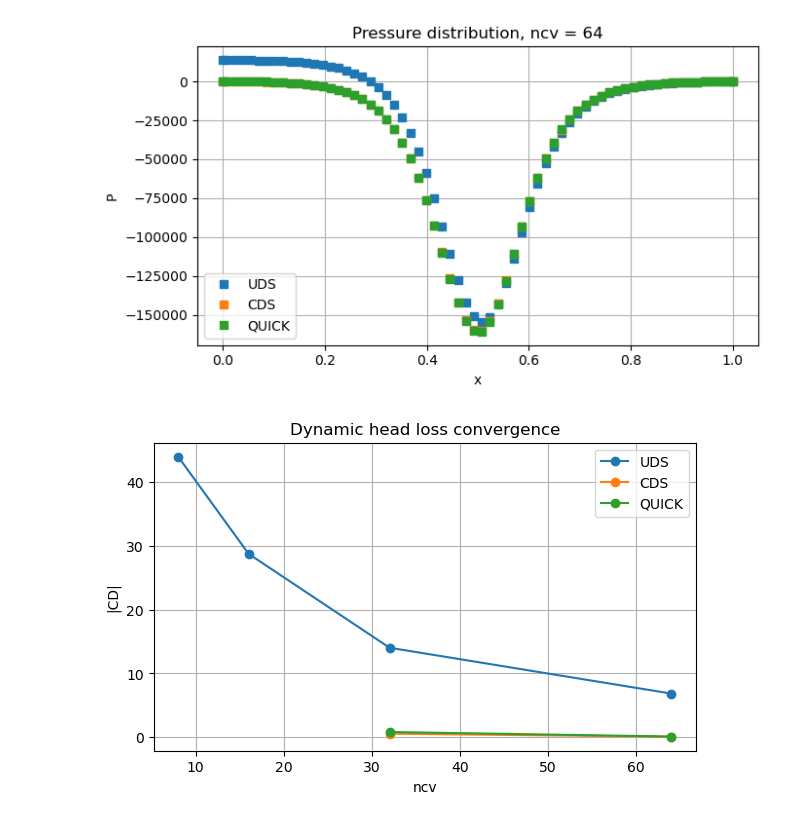
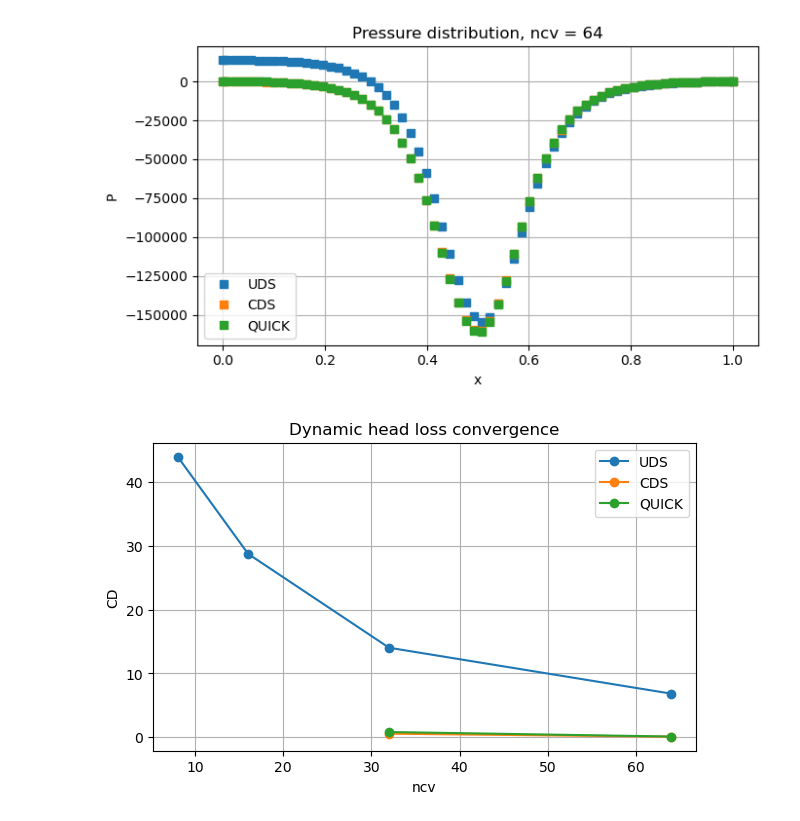
Before and after one commit to Zichen-F/9710_assignments, a Jupyter notebook: Assignment/Assignment4-zfan68.ipynb, the cells around one changed output. Cells and saved outputs as stored; diff of their text form; code cells hidden in the pictures.

```diff
--- a/Assignment/Assignment4-zfan68.ipynb
+++ b/Assignment/Assignment4-zfan68.ipynb
@@ -503,7 +503,7 @@ for tStep in range(nTime):
             break
 
         # Solve the sparse matrix system
-        dP, dU = solve_4(PP_coeffs, PU_coeffs, UP_coeffs, UU_coeffs)
+        dP, dU = solve(PP_coeffs, PU_coeffs, UP_coeffs, UU_coeffs)
 
         # Update the solutions
         P[1:-1] += dP
@@ -781,7 +781,7 @@ for tStep in range(nTime):
             break
 
         # Solve the sparse matrix system
-        dP, dU = solve_4(PP_coeffs, PU_coeffs, UP_coeffs, UU_coeffs)
+        dP, dU = solve(PP_coeffs, PU_coeffs, UP_coeffs, UU_coeffs)
 
         # Update the solutions
         P[1:-1] += dP
@@ -1009,9 +1007,8 @@ class Grid_variable_circular:
         return self._rP
 # %%
 def run_variable_duct_case(ncv, advection_class):
-    # ------------------------------------------------------------
-    # Grid and properties
-    # ------------------------------------------------------------
+
+    # Grid
     lx = 1.0
     Ht = 0.01
     lz = 0.0
@@ -1019,11 +1016,9 @@ def run_variable_duct_case(ncv, advection_class):
     grid = Grid_variable_circular(lx, Ht, lz, ncv)
 
     rho = 1000.0
-    mu = 0.0          # no viscous diffusion for inviscid/frictionless test
 
-    # ------------------------------------------------------------
+
     # Time and iteration settings
-    # ------------------------------------------------------------
     nTime = 1
     dt = 1e9
     time = 0.0
@@ -1031,30 +1026,23 @@ def run_variable_duct_case(ncv, advection_class):
     maxIter = 500
     converged = 1e-8
 
-    # ------------------------------------------------------------
-    # Coefficients
-    # ------------------------------------------------------------
+
     PU_coeffs = ScalarCoeffs(grid.ncv)
     PP_coeffs = ScalarCoeffs(grid.ncv)
     UP_coeffs = ScalarCoeffs(grid.ncv)
     UU_coeffs = ScalarCoeffs(grid.ncv)
 
-    # ------------------------------------------------------------
-    # Initial conditions
-    # ------------------------------------------------------------
-    Uin = 2.0
-    Pout = 0.0
 
-    U = Uin * np.ones(grid.ncv + 2)
+    U0 = 2
+    Pout = 0
+
+    U = U0 * np.ones(grid.ncv + 2)
     P = Pout * np.ones(grid.ncv + 2)
 
     dhat = np.zeros(grid.ncv + 1)
     Uhe = Uin * np.ones(grid.ncv + 1)
 
-    # ------------------------------------------------------------
     # Boundary conditions
-    # Positive flow: west inlet, east outlet
-    # ------------------------------------------------------------
     U_west_bc = DirichletBc(U, grid, Uin, BoundaryLocation.WEST)
     U_east_bc = NeumannBc(U, grid, 0.0, BoundaryLocation.EAST)
 
@@ -1066,9 +1054,7 @@ def run_variable_duct_case(ncv, advection_class):
     P_west_bc.apply()
     P_east_bc.apply()
 
-    # ------------------------------------------------------------
     # Models
-    # ------------------------------------------------------------
     Uold = np.copy(U)
 
     transient = FirstOrderTransientModel(grid, U, Uold, rho, 1.0, dt)
@@ -1084,9 +1070,8 @@ def run_variable_duct_case(ncv, advection_class):
         U_west_bc, U_east_bc
     )
 
-    # ------------------------------------------------------------
+
     # Time loop
-    # ------------------------------------------------------------
     for tStep in range(nTime):
         time += dt
         Uold[:] = U[:]
@@ -1105,7 +1090,6 @@ def run_variable_duct_case(ncv, advection_class):
             UU_coeffs = transient.add(UU_coeffs)
             UP_coeffs = pressure.add(UP_coeffs)
 
-            # No wall_shear.add() for this problem.
 
             # Mass equation
             advecting.update()
@@ -1127,7 +1111,7 @@ def run_variable_duct_case(ncv, advection_class):
             if PmaxResid < converged and UmaxResid < converged:
                 break
 
-            dP, dU = solve_4(PP_coeffs, PU_coeffs, UP_coeffs, UU_coeffs)
+            dP, dU = solve(PP_coeffs, PU_coeffs, UP_coeffs, UU_coeffs)
 
             P[1:-1] += dP
             U[1:-1] += dU
@@ -1139,9 +1123,7 @@ def run_variable_duct_case(ncv, advection_class):
 
             advecting.update()
 
-    # ------------------------------------------------------------
     # Dynamic head loss coefficient
-    # ------------------------------------------------------------
     Pin = P[0]
     Pout_num = P[-1]
 
@@ -1264,25 +1263,25 @@ plt.show()
 # %%
 plt.figure(figsize=(7, 4))
 
 for scheme_name in schemes.keys():
     CD_values = [
         abs(results_variable[scheme_name][ncv]["CD"])
         for ncv in ncv_list
     ]
 
     plt.plot(
         ncv_list,
         CD_values,
         marker="o",
         linestyle="-",
         label=scheme_name
     )
 
 plt.xlabel("ncv")
-plt.ylabel("|CD|")
+plt.ylabel("CD")
 plt.title("Dynamic head loss convergence")
 plt.grid(True, which="both")
 plt.legend()
 plt.show()
 # %% [output]
-[figure, old version]
+[figure, new version]
```
Also changed, not shown: parts of 4 cells of this notebook, 1 other file.
